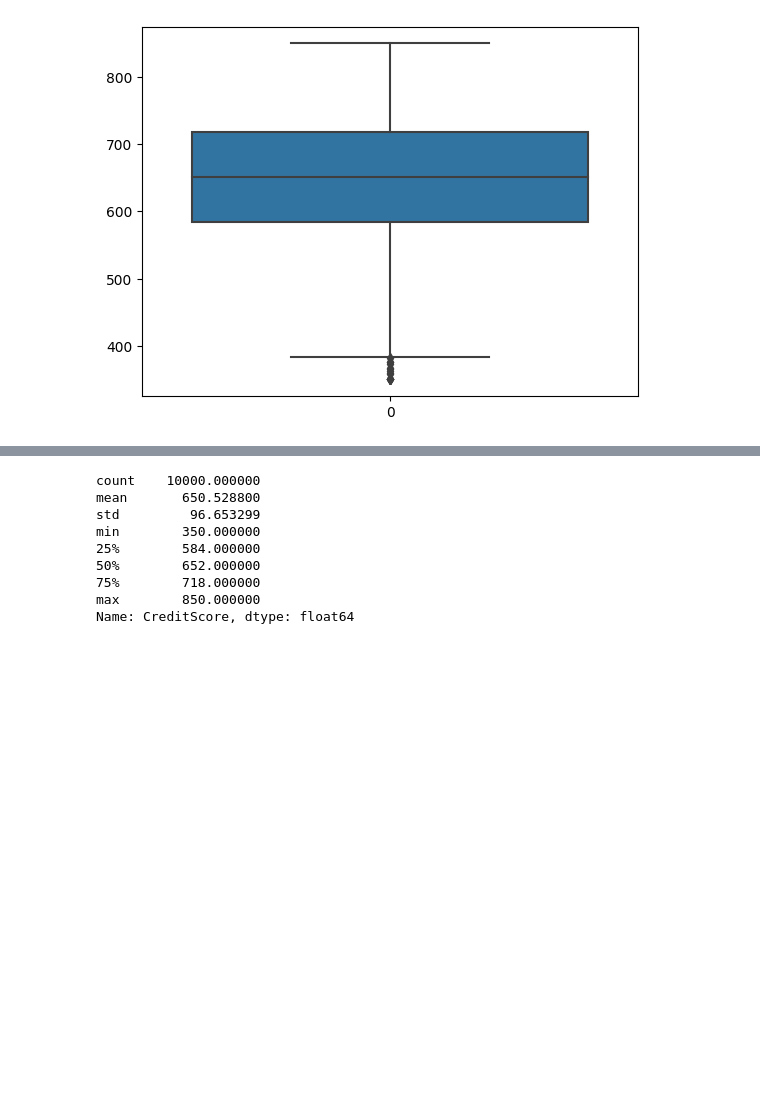
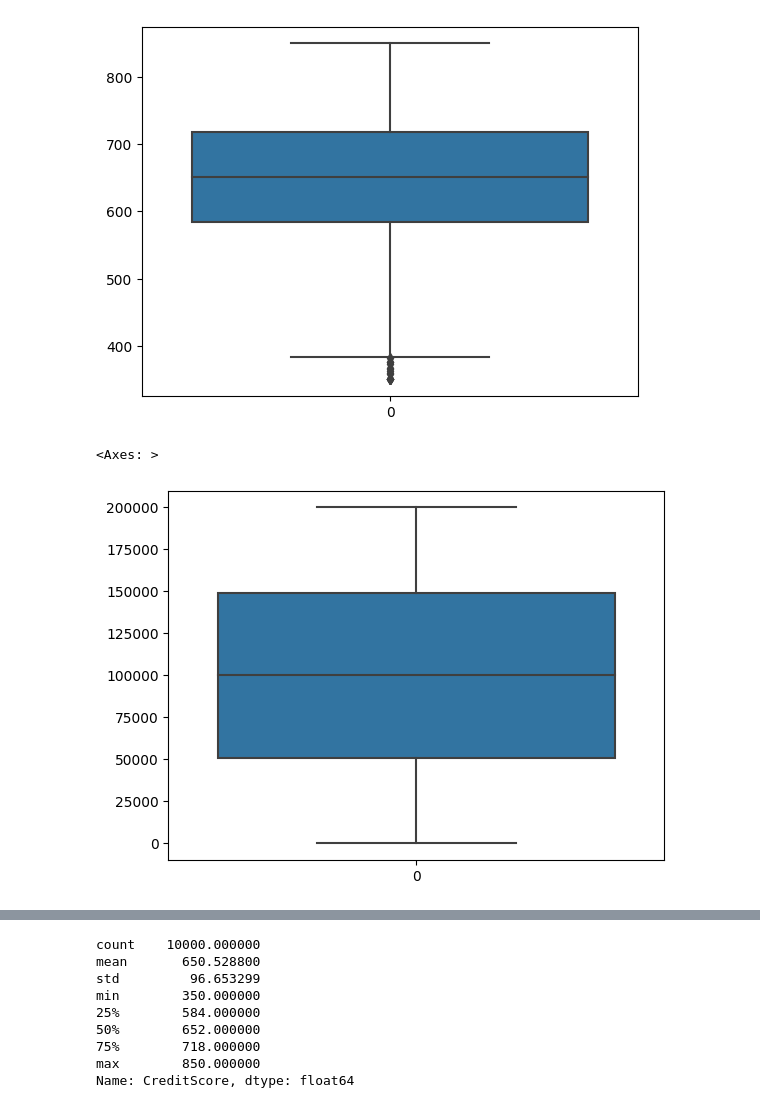
Before and after one commit to GOPIKA-S-S/ML-LAB1, a Jupyter notebook: ML1.ipynb, the cells around one changed output, grey strips where cells are left out. Cells and saved outputs as stored; diff of their text form; code cells hidden in the pictures; blank space fills up the shorter version.

```diff
--- a/ML1.ipynb
+++ b/ML1.ipynb
@@ -37,3 +37,8 @@ sns.boxplot(df['CreditScore'])
 # %% [output]
 <Axes: >
 [figure]
+# %%
+sns.boxplot(df['EstimatedSalary'])
+# %% [output]
+<Axes: >
+[figure, added]
```
Also changed, not shown: parts of 1 cell of this notebook.
